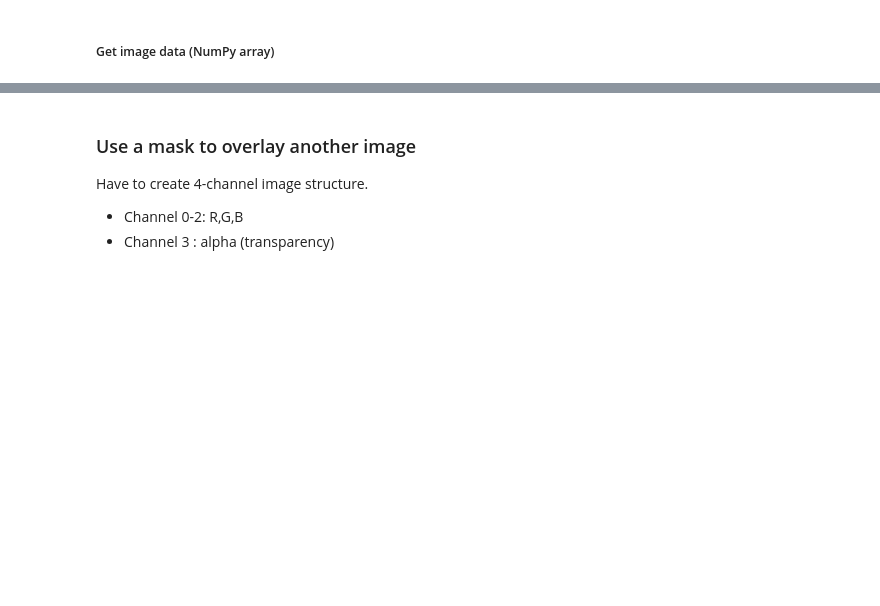
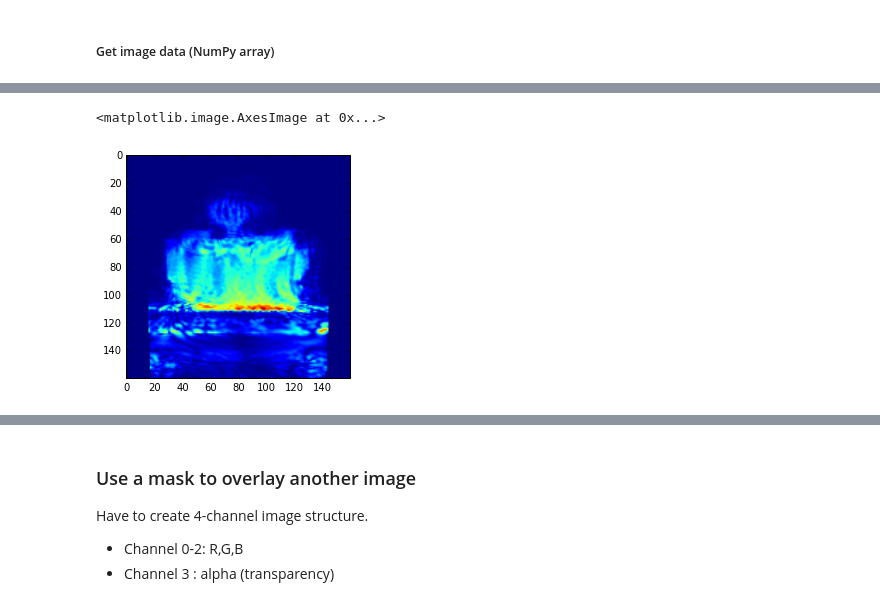
Before and after one commit to vlchaplin/fus_thermalmodelling, a Jupyter notebook: ImageAnalysisExamples.ipynb, the cells around one changed output, grey strips where cells are left out. Saved outputs shown, nothing was run; the diff lists cells and outputs as text; code cells hidden in the pictures; blank space fills up the shorter version.

```diff
--- a/ImageAnalysisExamples.ipynb
+++ b/ImageAnalysisExamples.ipynb
@@ -3,2 +17,6 @@
+# %%
+mr_file="/Users/Vandiver/Data/sonalleve/HifuCav20160810/scan37_TempSag_20160810.PAR"
+
+mriObj=nibabel.load(mr_file,scaling='fp') #abstract data object encapsulating header and data from PAR/REC
 # %% [markdown]
 ##### Get image data (NumPy array) #####
@@ -6,0 +23,2 @@
+# %%
+mriData=mriObj.get_data() #The actual image data array
@@ -7,2 +38,12 @@
+# %%
+#Have to know the number of image parts and guess at the slice ordering
+
+(Mdata , Pdata) = MRDataAnalysis.parse_scan_parts(mriData,num_parts=2,ordering=0)
+
+(nx,ny,nz,ndyn) = Mdata.shape
 # %%
-##### Simple plot of magnitude data with a colormap #####
+##### Simple plot of magnitude data with default colormap #####
+plt.imshow(Mdata[:,:,1,2])
+# %% [output]
+<matplotlib.image.AxesImage at 0x...>
+[figure, added]
```
Also changed, not shown: parts of 12 cells of this notebook.
